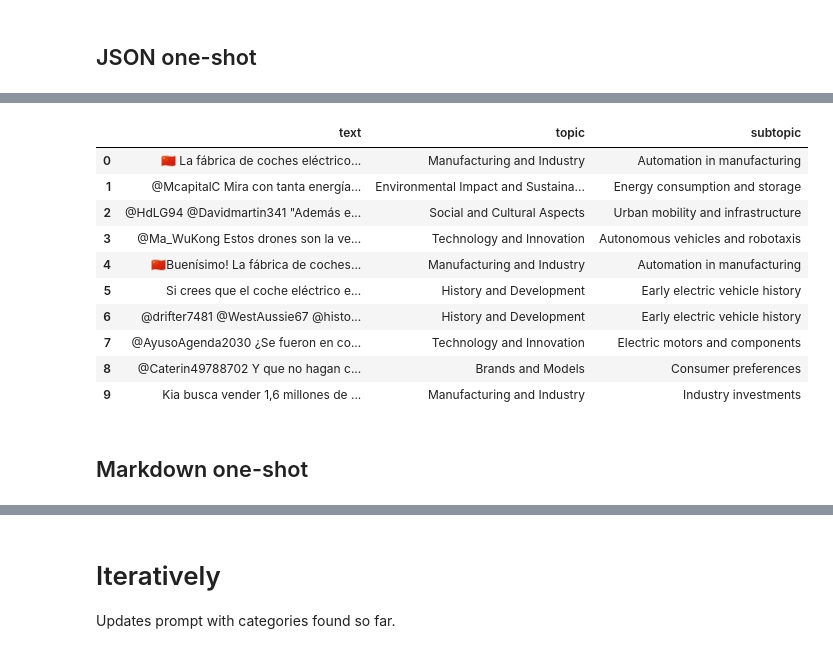
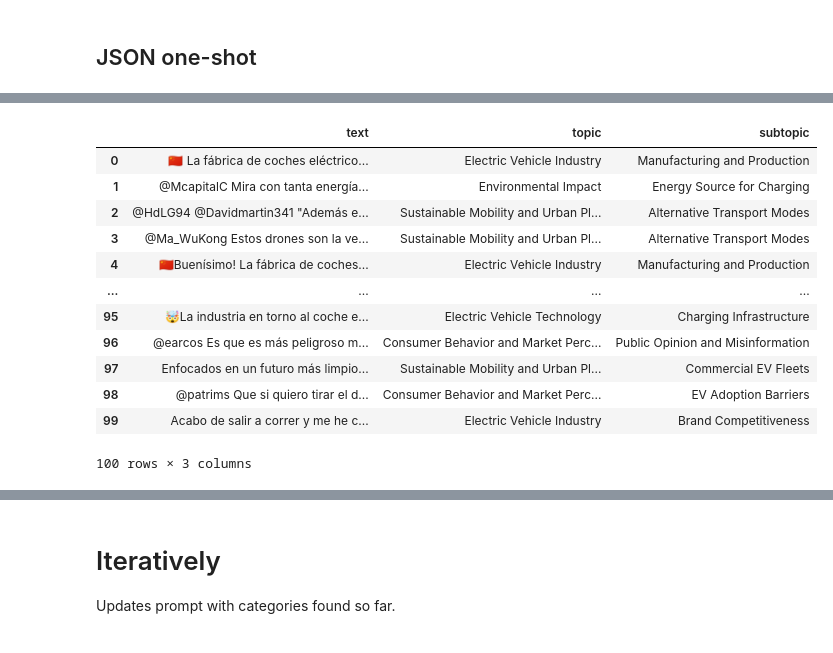
Before and after one commit to graphext/cuery, a Jupyter notebook: notebooks/topics.ipynb, the cells around one changed output, grey strips where cells are left out. Cells and saved outputs as stored; diff of their text form; code cells hidden in the pictures.

Commit message:
Cleanup topics module.

```diff
--- a/notebooks/topics.ipynb
+++ b/notebooks/topics.ipynb
@@ -61,0 +62,10 @@ Topics(topics=[JsonTopic(topic='Manufacturing and Industry', subtopics=['Automat
+# %%
+topics = await extractor(
+    veh.text,
+    model="openai/gpt-4.1-mini",
+    max_dollars=0.5,
+    max_tokens=500_000,
+    max_texts=10_000,
+)
+
+topics
@@ -62,9 +75,4 @@ Topics(topics=[JsonTopic(topic='Manufacturing and Industry', subtopics=['Automat
 # %%
-importlib.reload(oneshot)
-
-assigner = oneshot.TopicAssigner(result)
+assigner = oneshot.TopicAssigner(topics)
 pprint(assigner.task)
-
-tt = await assigner(veh[:10], model="openai/gpt-3.5-turbo", n_concurrent=20)
-tt.to_pandas()
 # %% [output]
@@ -99,3 +96,4 @@ tt.to_pandas()
 # %%
+tt = await assigner(veh[:100], model="openai/gpt-3.5-turbo", n_concurrent=20)
 tt.to_pandas()
 # %% [output]
@@ -102,13 +101,13 @@ tt.to_pandas()
 |  | text | topic | subtopic |
-| 0 | 🇨🇳 La fábrica de coches eléctrico... | Manufacturing and Industry | Automation in manufacturing |
-| 1 | @McapitalC Mira con tanta energía... | Environmental Impact and Sustaina... | Energy consumption and storage |
-| 2 | @HdLG94 @Davidmartin341 "Además e... | Social and Cultural Aspects | Urban mobility and infrastructure |
-| 3 | @Ma_WuKong Estos drones son la ve... | Technology and Innovation | Autonomous vehicles and robotaxis |
-| 4 | 🇨🇳Buenísimo! La fábrica de coches... | Manufacturing and Industry | Automation in manufacturing |
-| 5 | Si crees que el coche eléctrico e... | History and Development | Early electric vehicle history |
-| 6 | @drifter7481 @WestAussie67 @histo... | History and Development | Early electric vehicle history |
-| 7 | @AyusoAgenda2030 ¿Se fueron en co... | Technology and Innovation | Electric motors and components |
-| 8 | @Caterin49788702 Y que no hagan c... | Brands and Models | Consumer preferences |
-| 9 | Kia busca vender 1,6 millones de ... | Manufacturing and Industry | Industry investments |
+| 0 | 🇨🇳 La fábrica de coches eléctrico... | Electric Vehicle Industry | Manufacturing and Production |
+| 1 | @McapitalC Mira con tanta energía... | Environmental Impact | Energy Source for Charging |
+| 2 | @HdLG94 @Davidmartin341 "Además e... | Sustainable Mobility and Urban Pl... | Alternative Transport Modes |
+| 3 | @Ma_WuKong Estos drones son la ve... | Sustainable Mobility and Urban Pl... | Alternative Transport Modes |
+| 4 | 🇨🇳Buenísimo! La fábrica de coches... | Electric Vehicle Industry | Manufacturing and Production |
+| ... | ... | ... | ... |
+| 95 | 🤯La industria en torno al coche e... | Electric Vehicle Technology | Charging Infrastructure |
+| 96 | @earcos Es que es más peligroso m... | Consumer Behavior and Market Perc... | Public Opinion and Misinformation |
+| 97 | Enfocados en un futuro más limpio... | Sustainable Mobility and Urban Pl... | Commercial EV Fleets |
+| 98 | @patrims Que si quiero tirar el d... | Consumer Behavior and Market Perc... | EV Adoption Barriers |
+| 99 | Acabo de salir a correr y me he c... | Electric Vehicle Industry | Brand Competitiveness |
+100 rows × 3 columns
-# %% [markdown]
-## Markdown one-shot
```
Also changed, not shown: parts of 6 cells of this notebook, 4 other files.
